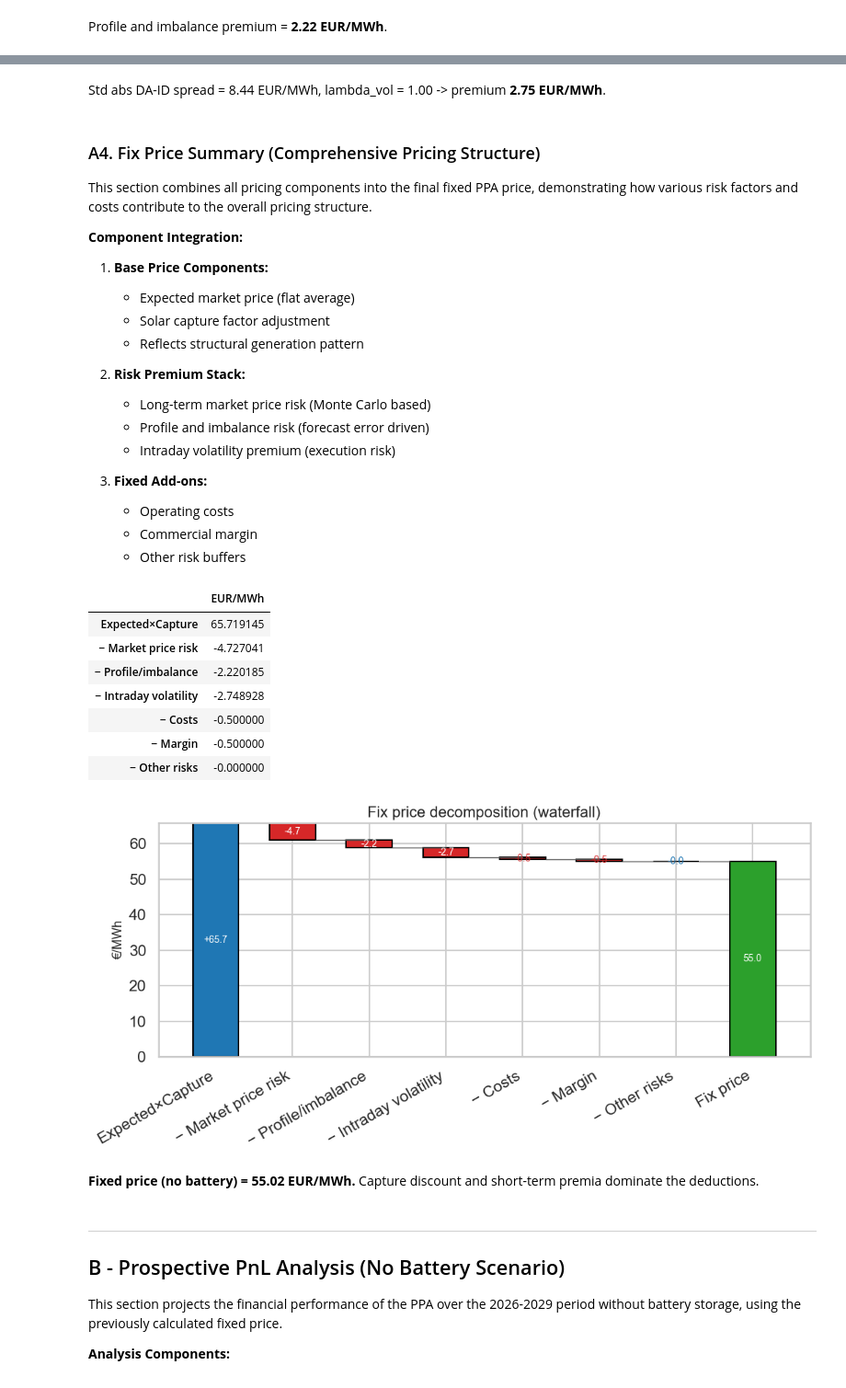
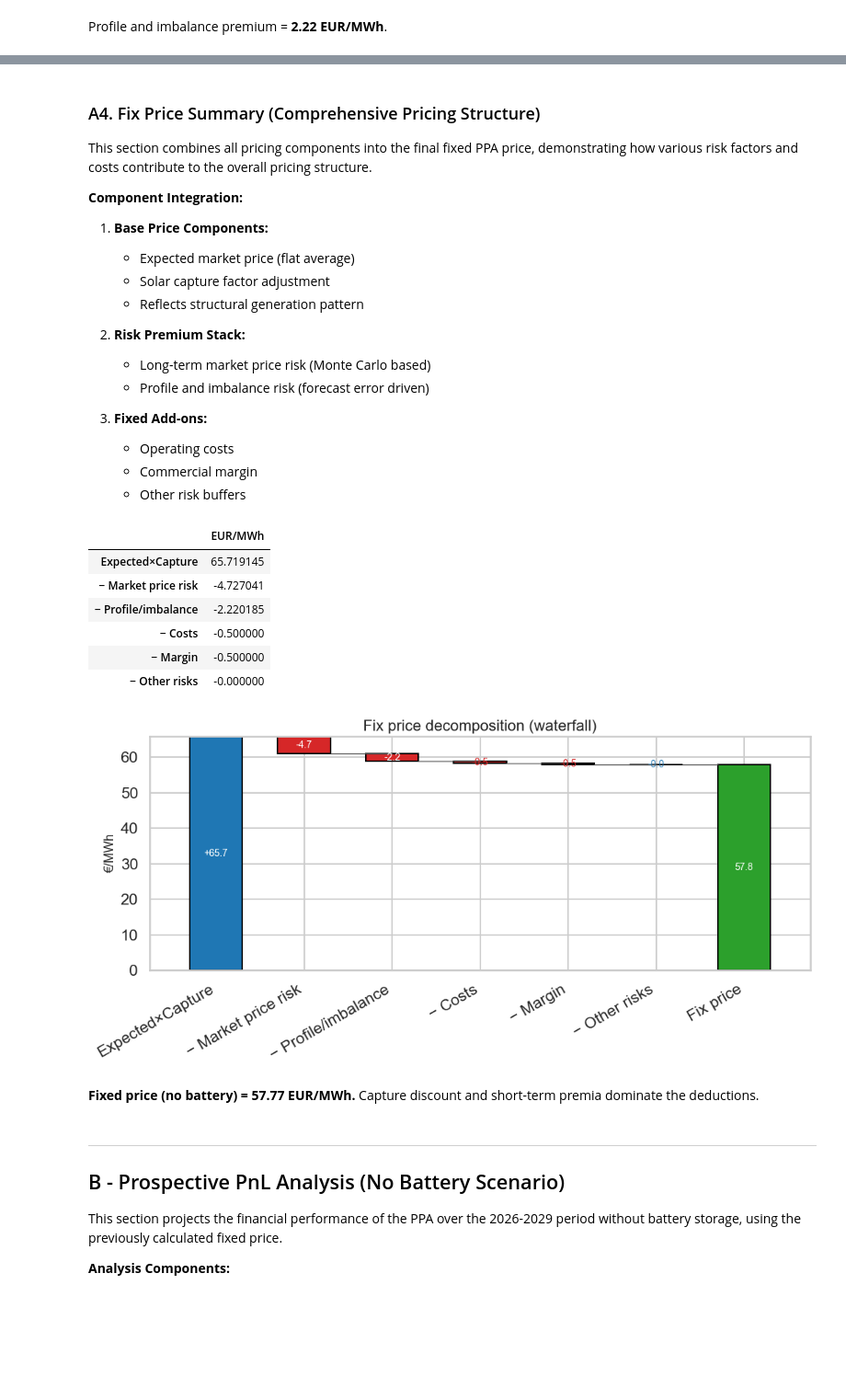
Before and after one commit to franz-rott/ppa_pricing_demo, a Jupyter notebook: notebooks/01_demo_solar_ppa.ipynb, the cells around one changed output, grey strips where cells are left out. Shown at 92% size. Drawn from its saved outputs; the diff is of its cells as text; code cells hidden in the pictures; blank space fills up the shorter version.

```diff
--- a/notebooks/01_demo_solar_ppa.ipynb
+++ b/notebooks/01_demo_solar_ppa.ipynb
@@ -162,22 +161,14 @@ def compute_market_premium(params: dict, horizon_months: int = 48) -> float:
         seed=cfg.RANDOM_SEED,
     )
 
-def compute_short_term_premia(params: dict, metrics: dict) -> tuple[float, float]:
-    profile = profile_imbalance_premium_per_mwh(
+def compute_short_term_premia(params: dict, metrics: dict) -> float:
+    return profile_imbalance_premium_per_mwh(
         metrics["error_abs_per_mwh"],
         metrics["mean_abs_spread"],
         lam=params["lam_profile"],
         err_scale=params["err_scale"],
         spread_scale=params["spread_scale"],
     )
-    volatility = intraday_vol_premium_per_mwh(
-        metrics["error_abs_per_mwh"],
-        metrics["std_spread"],
-        lam=params["lam_vol"],
-        err_scale=params["err_scale"],
-        spread_scale=params["spread_scale"],
-    )
-    return profile, volatility
 
 def compute_fix_price_no_battery(params: dict):
     return compute_fix_price(
@@ -186,7 +177,7 @@ def compute_fix_price_no_battery(params: dict):
         capture_factor=feats.capture_factor,
         lam_market=params["lam_market"],
         lam_profile=params["lam_profile"],
-        lam_vol=params["lam_vol"],
+        lam_vol=0.0,
         costs_eur_mwh=params["costs"],
         margin_eur_mwh=params["margin"],
         other_risks_eur_mwh=params["other"],
@@ -202,7 +193,7 @@ def compute_fix_price_with_battery(params: dict, battery_mitigation: float):
         capture_factor=feats.capture_factor,
         lam_market=params["lam_market"],
         lam_profile=params["lam_profile"],
-        lam_vol=params["lam_vol"],
+        lam_vol=0.0,
         costs_eur_mwh=params["costs"],
         margin_eur_mwh=params["margin"],
         other_risks_eur_mwh=params["other"],
@@ -238,7 +229,6 @@ params_state = dict(
     margin=cfg.MARGIN_EUR_MWH,
     lam_market=cfg.LAMBDA_MARKET,
     lam_profile=cfg.LAMBDA_PROFILE,
-    lam_vol=cfg.LAMBDA_VOL,
     other=cfg.OTHER_RISKS_EUR_MWH,
     eta=cfg.EFF_CH * cfg.EFF_DIS,
     p_low=0.25,
@@ -253,8 +243,7 @@ def _reset_state():
         margin=cfg.MARGIN_EUR_MWH,
         lam_market=cfg.LAMBDA_MARKET,
         lam_profile=cfg.LAMBDA_PROFILE,
-        lam_vol=cfg.LAMBDA_VOL,
-        other=cfg.OTHER_RISKS_EUR_MWH,
+            other=cfg.OTHER_RISKS_EUR_MWH,
         eta=cfg.EFF_CH * cfg.EFF_DIS,
         p_low=0.25,
         p_high=0.75,
@@ -278,7 +267,6 @@ if widgets_available:
     s_other = bind_slider(widgets.FloatSlider(description="Other risks (€/MWh)", min=0.0, max=10.0, step=0.25, style=slider_style, layout=slider_layout), "other")
     s_mkt = bind_slider(widgets.FloatSlider(description="λ Market", min=0.0, max=2.0, step=0.05, style=slider_style, layout=slider_layout), "lam_market")
     s_prof = bind_slider(widgets.FloatSlider(description="λ Profile", min=0.0, max=2.0, step=0.05, style=slider_style, layout=slider_layout), "lam_profile")
-    s_vol = bind_slider(widgets.FloatSlider(description="λ Intraday volatility", min=0.0, max=2.0, step=0.05, style=slider_style, layout=slider_layout), "lam_vol")
     s_eta = bind_slider(widgets.FloatSlider(description="Battery efficiency η", min=0.75, max=0.95, step=0.01, style=slider_style, layout=slider_layout), "eta")
     s_plow = bind_slider(
         widgets.FloatSlider(description="Dispatch percentile low (%)", min=10.0, max=40.0, step=1.0, style=slider_style, layout=slider_layout),
@@ -304,7 +292,6 @@ if widgets_available:
         s_other.value = params_state["other"]
         s_mkt.value = params_state["lam_market"]
         s_prof.value = params_state["lam_profile"]
-        s_vol.value = params_state["lam_vol"]
         s_eta.value = params_state["eta"]
         s_plow.value = params_state["p_low"] * 100.0
         s_phigh.value = params_state["p_high"] * 100.0
@@ -316,7 +303,7 @@ if widgets_available:
     grid = widgets.GridBox(
         children=[
             s_costs, s_margin, s_other,
-            s_mkt, s_prof, s_vol,
+            s_mkt, s_prof,
             s_eta, s_plow, s_phigh,
             s_err, s_spread, reset_btn,
         ],
@@ -522,19 +487,3 @@ This component captures the risk associated with executing trades in the intrada
-# %%
-# A3.3 - intraday volatility premium
-params = get_params()
-metrics = capture_error_metrics(train)
-vol_premium = intraday_vol_premium_per_mwh(
-    metrics["error_abs_per_mwh"],
-    metrics["std_spread"],
-    lam=params["lam_vol"],
-    err_scale=params["err_scale"],
-    spread_scale=params["spread_scale"],
-)
-display(Markdown(
-    f"Std abs DA-ID spread = {metrics["std_spread"]:.2f} EUR/MWh, lambda_vol = {params["lam_vol"]:.2f} -> premium **{vol_premium:.2f} EUR/MWh**."
-))
-# %% [output]
-Std abs DA-ID spread = 8.44 EUR/MWh, lambda_vol = 1.00 -> premium **2.75 EUR/MWh**.
 # %% [markdown]
 ### A4. Fix Price Summary (Comprehensive Pricing Structure)
 
@@ -549,7 +498,6 @@ This section combines all pricing components into the final fixed PPA price, dem
 2. **Risk Premium Stack:**
    - Long-term market price risk (Monte Carlo based)
    - Profile and imbalance risk (forecast error driven)
-   - Intraday volatility premium (execution risk)
 
 3. **Fixed Add-ons:**
    - Operating costs
@@ -558,27 +506,27 @@ This section combines all pricing components into the final fixed PPA price, dem
 # %%
 # A5 - fixed price decomposition (no battery)
 params = get_params()
 fix_result_no_batt = compute_fix_price_no_battery(params)
 components = pd.Series(fix_result_no_batt.components)
+components = components[[idx for idx in components.index if "Intraday volatility" not in idx]]
 display(components.to_frame("EUR/MWh"))
-fig, ax = plot_decomposition(fix_result_no_batt.components)
+fig, ax = plot_decomposition(components.to_dict())
 display(fig)
 plt.close(fig)
 display(Markdown(
     f"**Fixed price (no battery) = {fix_result_no_batt.fix_price_eur_mwh:.2f} EUR/MWh.** "
     "Capture discount and short-term premia dominate the deductions."
 ))
 # %% [output]
 |  | EUR/MWh |
 | Expected×Capture | 65.719145 |
 | − Market price risk | -4.727041 |
 | − Profile/imbalance | -2.220185 |
-| − Intraday volatility | -2.748928 |
 | − Costs | -0.500000 |
 | − Margin | -0.500000 |
 | − Other risks | -0.000000 |
-[figure, old version]
+[figure, new version]
-**Fixed price (no battery) = 55.02 EUR/MWh.** Capture discount and short-term premia dominate the deductions.
+**Fixed price (no battery) = 57.77 EUR/MWh.** Capture discount and short-term premia dominate the deductions.
 # %% [markdown]
 ---
 ## B - Prospective PnL Analysis (No Battery Scenario)
```
Also changed, not shown: parts of 14 cells of this notebook.
